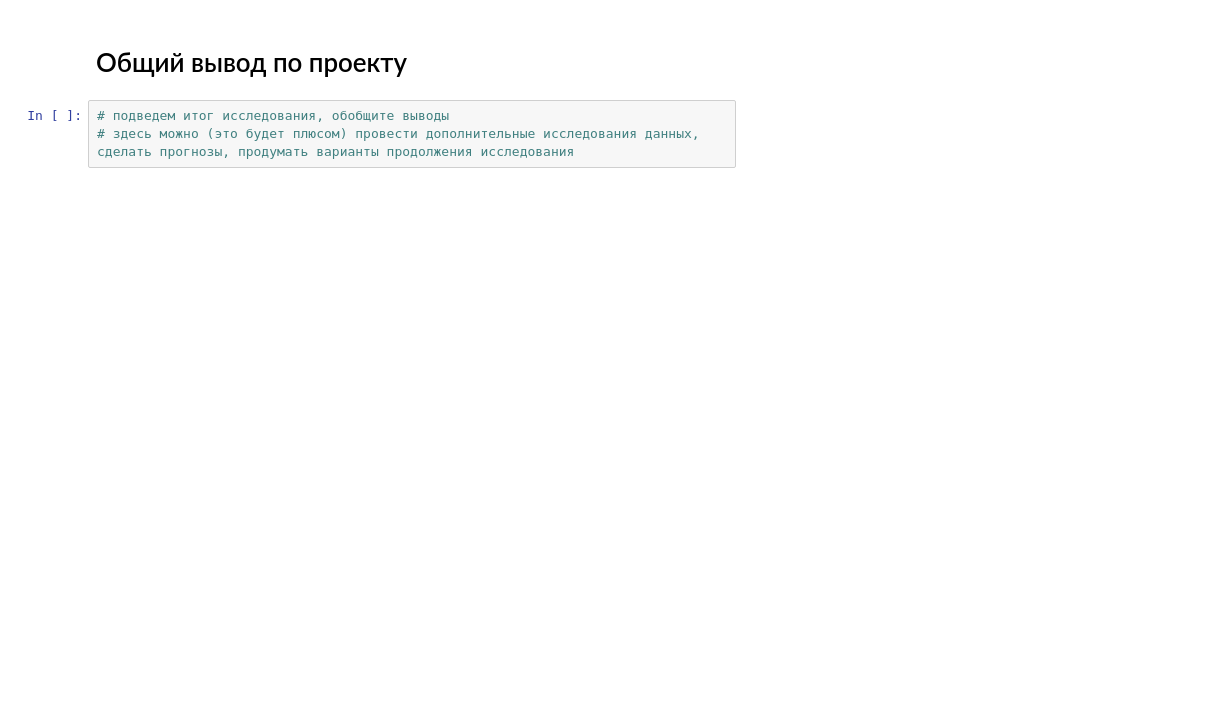
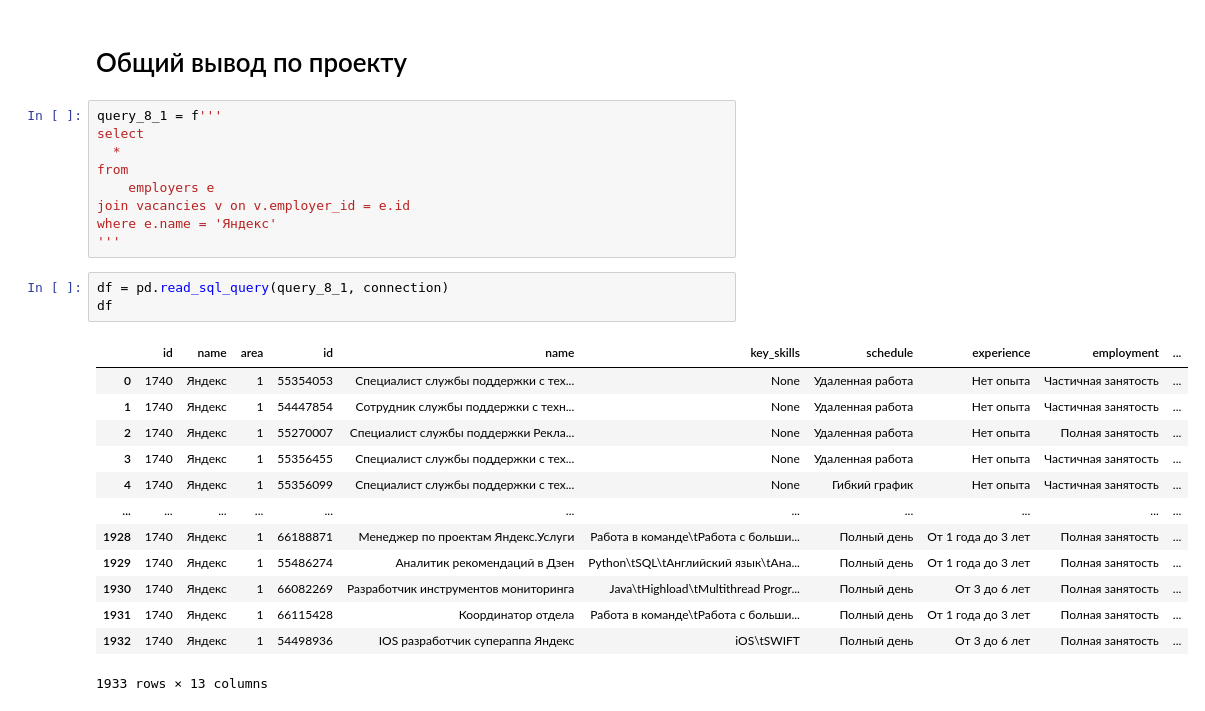
Before and after one commit to kyzma88/SF_Project_2, a Jupyter notebook: PROJECT_2/Project_2_Ноутбук_шаблон.ipynb, the cells around one changed output. Cells and saved outputs as stored; diff of their text form; blank space fills up the shorter version.

```diff
--- a/PROJECT_2/Project_2_Ноутбук_шаблон.ipynb
+++ b/PROJECT_2/Project_2_Ноутбук_шаблон.ipynb
@@ -658,5 +666,28 @@ df
 # %% [markdown]
 # Общий вывод по проекту
-# %%
-# подведем итог исследования, обобщите выводы
-# здесь можно (это будет плюсом) провести дополнительные исследования данных, сделать прогнозы, продумать варианты продолжения исследования
+# %%
+query_8_1 = f'''
+select
+  *
+from
+    employers e
+join vacancies v on v.employer_id = e.id
+where e.name = 'Яндекс'
+'''
+# %%
+df = pd.read_sql_query(query_8_1, connection)
+df
+# %% [output]
+|  | id | name | area | id | name | key_skills | schedule | experience | employment | ... |
+| 0 | 1740 | Яндекс | 1 | 55354053 | Специалист службы поддержки с тех... | None | Удаленная работа | Нет опыта | Частичная занятость | ... |
+| 1 | 1740 | Яндекс | 1 | 54447854 | Сотрудник службы поддержки с техн... | None | Удаленная работа | Нет опыта | Частичная занятость | ... |
+| 2 | 1740 | Яндекс | 1 | 55270007 | Специалист службы поддержки Рекла... | None | Удаленная работа | Нет опыта | Полная занятость | ... |
+| 3 | 1740 | Яндекс | 1 | 55356455 | Специалист службы поддержки с тех... | None | Удаленная работа | Нет опыта | Частичная занятость | ... |
+| 4 | 1740 | Яндекс | 1 | 55356099 | Специалист службы поддержки с тех... | None | Гибкий график | Нет опыта | Частичная занятость | ... |
+| ... | ... | ... | ... | ... | ... | ... | ... | ... | ... | ... |
+| 1928 | 1740 | Яндекс | 1 | 66188871 | Менеджер по проектам Яндекс.Услуги | Работа в команде\tРабота с больши... | Полный день | От 1 года до 3 лет | Полная занятость | ... |
+| 1929 | 1740 | Яндекс | 1 | 55486274 | Аналитик рекомендаций в Дзен | Python\tSQL\tАнглийский язык\tАна... | Полный день | От 1 года до 3 лет | Полная занятость | ... |
+| 1930 | 1740 | Яндекс | 1 | 66082269 | Разработчик инструментов мониторинга | Java\tHighload\tMultithread Progr... | Полный день | От 3 до 6 лет | Полная занятость | ... |
+| 1931 | 1740 | Яндекс | 1 | 66115428 | Координатор отдела | Работа в команде\tРабота с больши... | Полный день | От 1 года до 3 лет | Полная занятость | ... |
+| 1932 | 1740 | Яндекс | 1 | 54498936 | IOS разработчик супераппа Яндекс | iOS\tSWIFT | Полный день | От 3 до 6 лет | Полная занятость | ... |
+1933 rows × 13 columns
```
Also changed, not shown: parts of 29 cells of this notebook.
